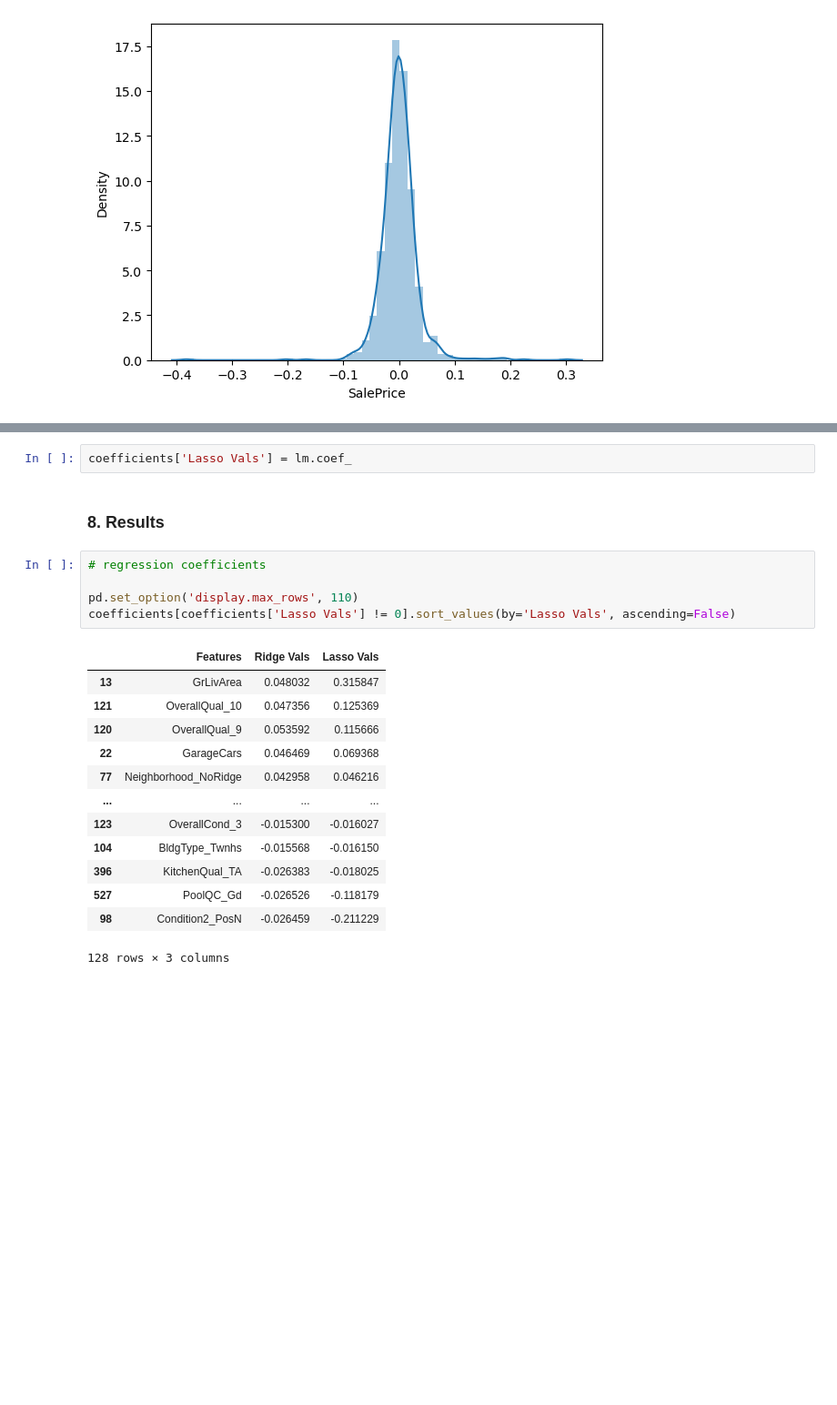
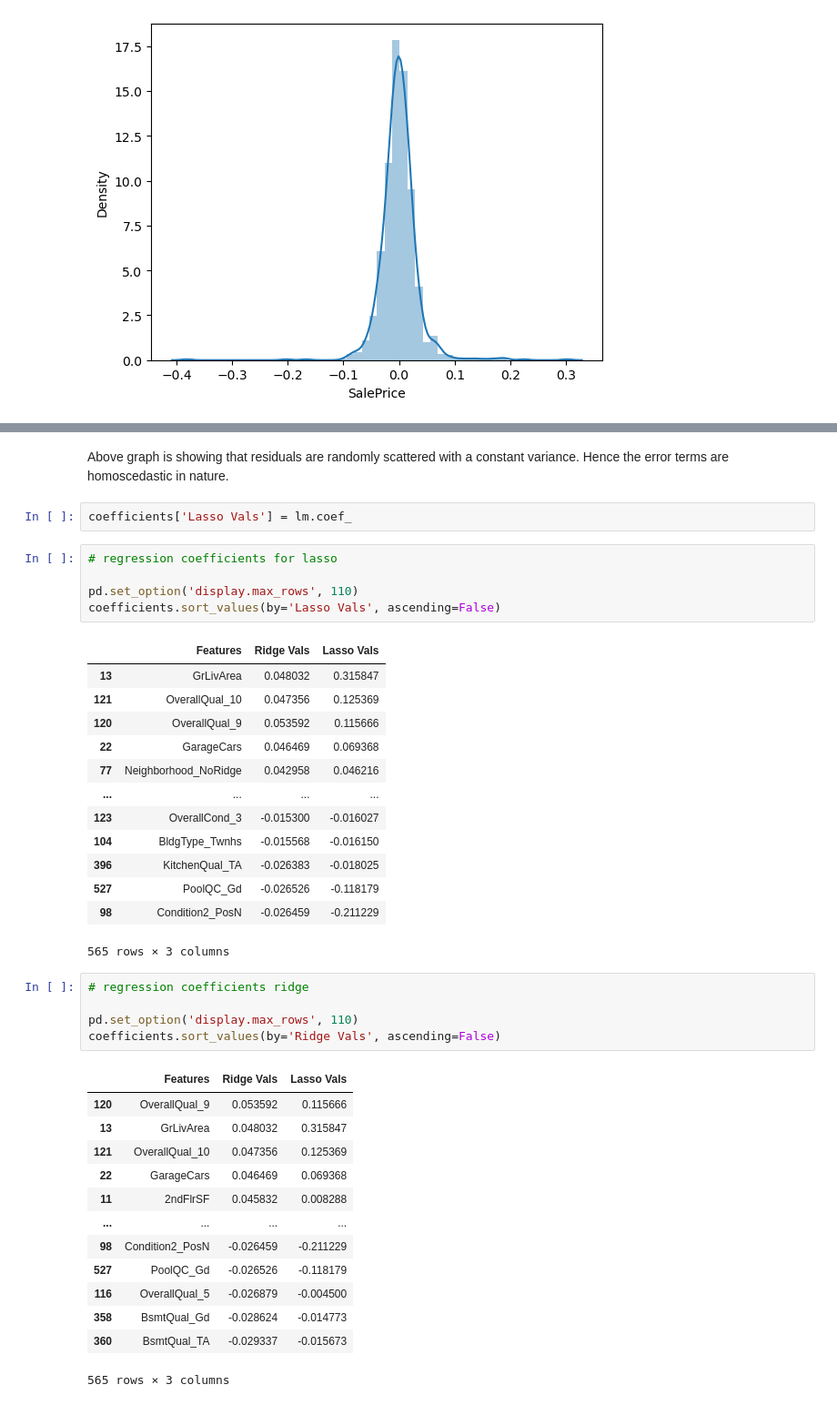
Before and after one commit to shootingStar10/EPGP-IIITB, a Jupyter notebook: Course3 - Machine Learning Part-2/Advanced Regression Assignment/Coding Solution.ipynb, the cells around one changed output, grey strips where cells are left out. Shown at 91% size. Cells and saved outputs as stored; diff of their text form; blank space fills up the shorter version.

```diff
--- a/Course3 - Machine Learning Part-2/Advanced Regression Assignment/Coding Solution.ipynb
+++ b/Course3 - Machine Learning Part-2/Advanced Regression Assignment/Coding Solution.ipynb
@@ -452,12 +505,12 @@ plt.show()
+# %% [markdown]
+Above graph is showing that residuals are randomly scattered with a constant variance. Hence the error terms are homoscedastic in nature.
 # %%
 coefficients['Lasso Vals'] = lm.coef_
-# %% [markdown]
-### 8. Results
 # %%
-# regression coefficients
+# regression coefficients for lasso
 
 pd.set_option('display.max_rows', 110)
-coefficients[coefficients['Lasso Vals'] != 0].sort_values(by='Lasso Vals', ascending=False)
+coefficients.sort_values(by='Lasso Vals', ascending=False)
 # %% [output]
 |  | Features | Ridge Vals | Lasso Vals |
 | 13 | GrLivArea | 0.048032 | 0.315847 |
@@ -471,4 +524,23 @@ coefficients[coefficients['Lasso Vals'] != 0].sort_values(by='Lasso Vals', ascen
 | 396 | KitchenQual_TA | -0.026383 | -0.018025 |
 | 527 | PoolQC_Gd | -0.026526 | -0.118179 |
 | 98 | Condition2_PosN | -0.026459 | -0.211229 |
-128 rows × 3 columns
+565 rows × 3 columns
+# %%
+# regression coefficients ridge
+
+pd.set_option('display.max_rows', 110)
+coefficients.sort_values(by='Ridge Vals', ascending=False)
+# %% [output]
+|  | Features | Ridge Vals | Lasso Vals |
+| 120 | OverallQual_9 | 0.053592 | 0.115666 |
+| 13 | GrLivArea | 0.048032 | 0.315847 |
+| 121 | OverallQual_10 | 0.047356 | 0.125369 |
+| 22 | GarageCars | 0.046469 | 0.069368 |
+| 11 | 2ndFlrSF | 0.045832 | 0.008288 |
+| ... | ... | ... | ... |
+| 98 | Condition2_PosN | -0.026459 | -0.211229 |
+| 527 | PoolQC_Gd | -0.026526 | -0.118179 |
+| 116 | OverallQual_5 | -0.026879 | -0.004500 |
+| 358 | BsmtQual_Gd | -0.028624 | -0.014773 |
+| 360 | BsmtQual_TA | -0.029337 | -0.015673 |
+565 rows × 3 columns
```
Also changed, not shown: parts of 30 cells of this notebook, 1 other file.
